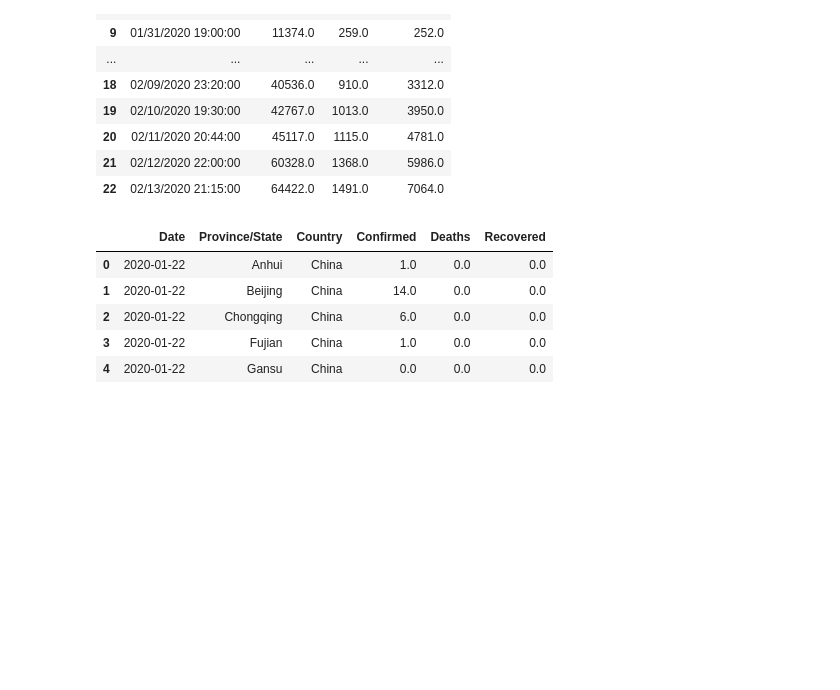
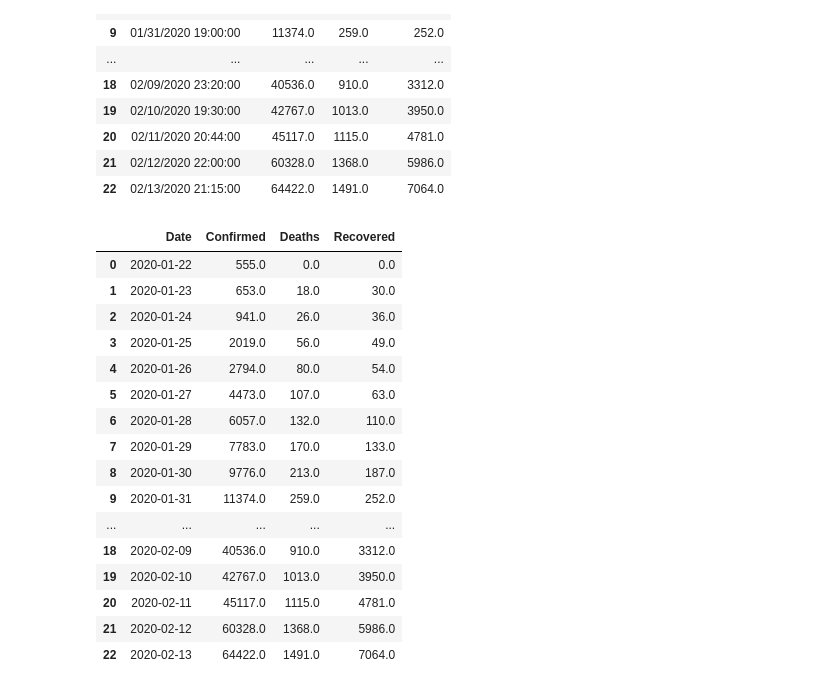
Before and after one commit to ushashwat/Coronavirus-Case-Study, a Jupyter notebook: coronavirus_case_study.ipynb, the cells around one changed output. Drawn from its saved outputs; the diff is of its cells as text; code cells hidden in the pictures; blank space fills up the shorter version.

```diff
--- a/coronavirus_case_study.ipynb
+++ b/coronavirus_case_study.ipynb
@@ -213,15 +215,26 @@ df_date
 # %%
 # If Timestamp is required, run the following code
 # df['Timestamp'] = pd.to_datetime(df['Date']).astype(int)/10**10
-df['Date'] = pd.to_datetime(df['Date']).dt.date # Converting date-time to date
-df.head()
+df_date['Date'] = pd.to_datetime(df_date['Date']).dt.date # Converting date-time to date
+df_date
 # %% [output]
-|  | Date | Province/State | Country | Confirmed | Deaths | Recovered |
-| 0 | 2020-01-22 | Anhui | China | 1.0 | 0.0 | 0.0 |
-| 1 | 2020-01-22 | Beijing | China | 14.0 | 0.0 | 0.0 |
-| 2 | 2020-01-22 | Chongqing | China | 6.0 | 0.0 | 0.0 |
-| 3 | 2020-01-22 | Fujian | China | 1.0 | 0.0 | 0.0 |
-| 4 | 2020-01-22 | Gansu | China | 0.0 | 0.0 | 0.0 |
+|  | Date | Confirmed | Deaths | Recovered |
+| 0 | 2020-01-22 | 555.0 | 0.0 | 0.0 |
+| 1 | 2020-01-23 | 653.0 | 18.0 | 30.0 |
+| 2 | 2020-01-24 | 941.0 | 26.0 | 36.0 |
+| 3 | 2020-01-25 | 2019.0 | 56.0 | 49.0 |
+| 4 | 2020-01-26 | 2794.0 | 80.0 | 54.0 |
+| 5 | 2020-01-27 | 4473.0 | 107.0 | 63.0 |
+| 6 | 2020-01-28 | 6057.0 | 132.0 | 110.0 |
+| 7 | 2020-01-29 | 7783.0 | 170.0 | 133.0 |
+| 8 | 2020-01-30 | 9776.0 | 213.0 | 187.0 |
+| 9 | 2020-01-31 | 11374.0 | 259.0 | 252.0 |
+| ... | ... | ... | ... | ... |
+| 18 | 2020-02-09 | 40536.0 | 910.0 | 3312.0 |
+| 19 | 2020-02-10 | 42767.0 | 1013.0 | 3950.0 |
+| 20 | 2020-02-11 | 45117.0 | 1115.0 | 4781.0 |
+| 21 | 2020-02-12 | 60328.0 | 1368.0 | 5986.0 |
+| 22 | 2020-02-13 | 64422.0 | 1491.0 | 7064.0 |
 # %%
 # Plot the cases
 plt.subplot(1,2,1)
```
Also changed, not shown: parts of 5 cells of this notebook.
